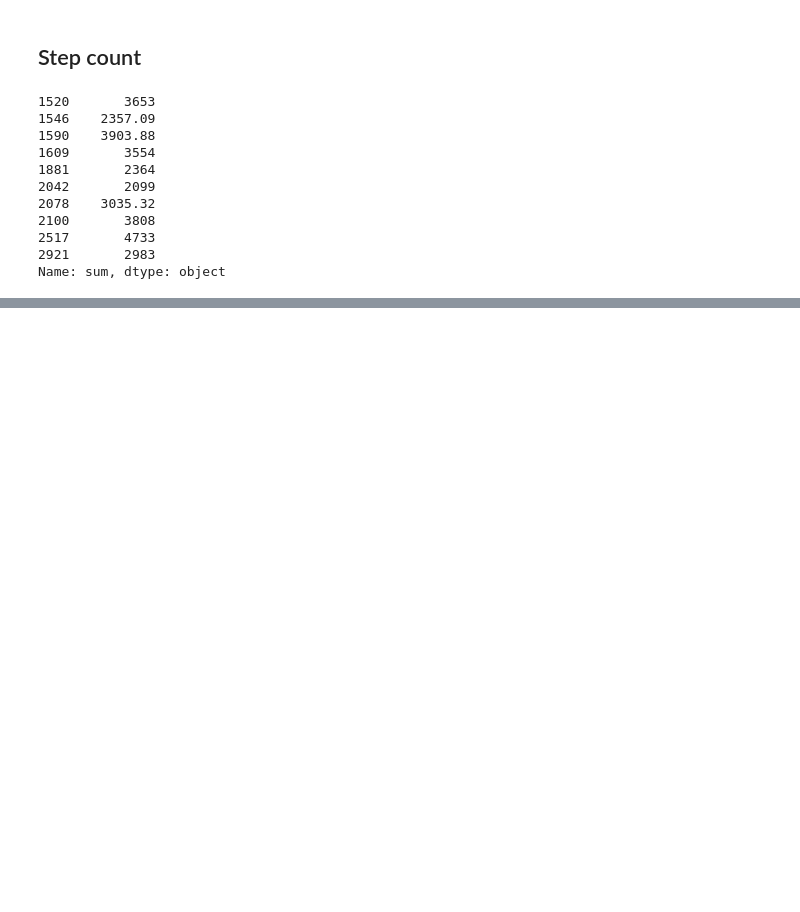
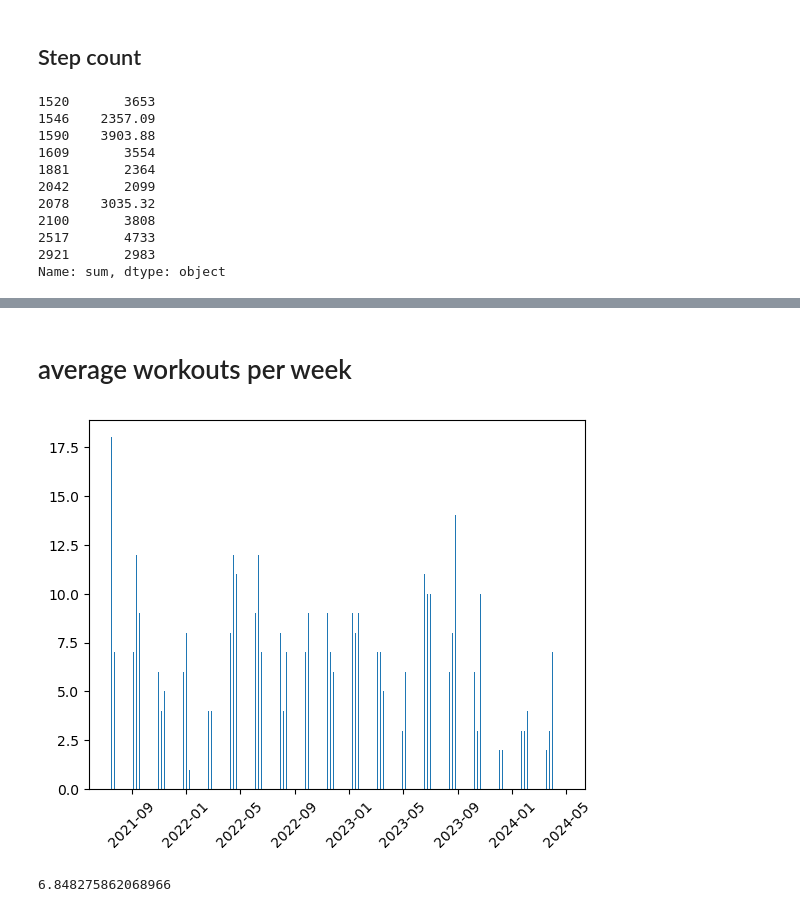
Before and after one commit to AdamSmithOrlik/apple_fitness_insights, a Jupyter notebook: dev.ipynb, the cells around one changed output, grey strips where cells are left out. Drawn from its saved outputs; the diff is of its cells as text; code cells hidden in the pictures; blank space fills up the shorter version.

```diff
--- a/dev.ipynb
+++ b/dev.ipynb
@@ -369,0 +521,19 @@ data
+# %% [markdown]
+# average workouts per week
+# %%
+# average workouts per week
+# make creationDate the index
+data = df.set_index('creationDate')
+# resample by week
+workouts_per_week = data.resample('W').size()
+
+# make a bar plot with weeks on the x-axis
+plt.bar(workouts_per_week.index, workouts_per_week.values)
+plt.xticks(rotation=45)
+plt.show()
+# %% [output]
+[figure, added]
+# %%
+workouts_per_week.mean()
+# %% [output]
+6.848275862068966
```
Also changed, not shown: parts of 38 cells of this notebook, 2 other files.
